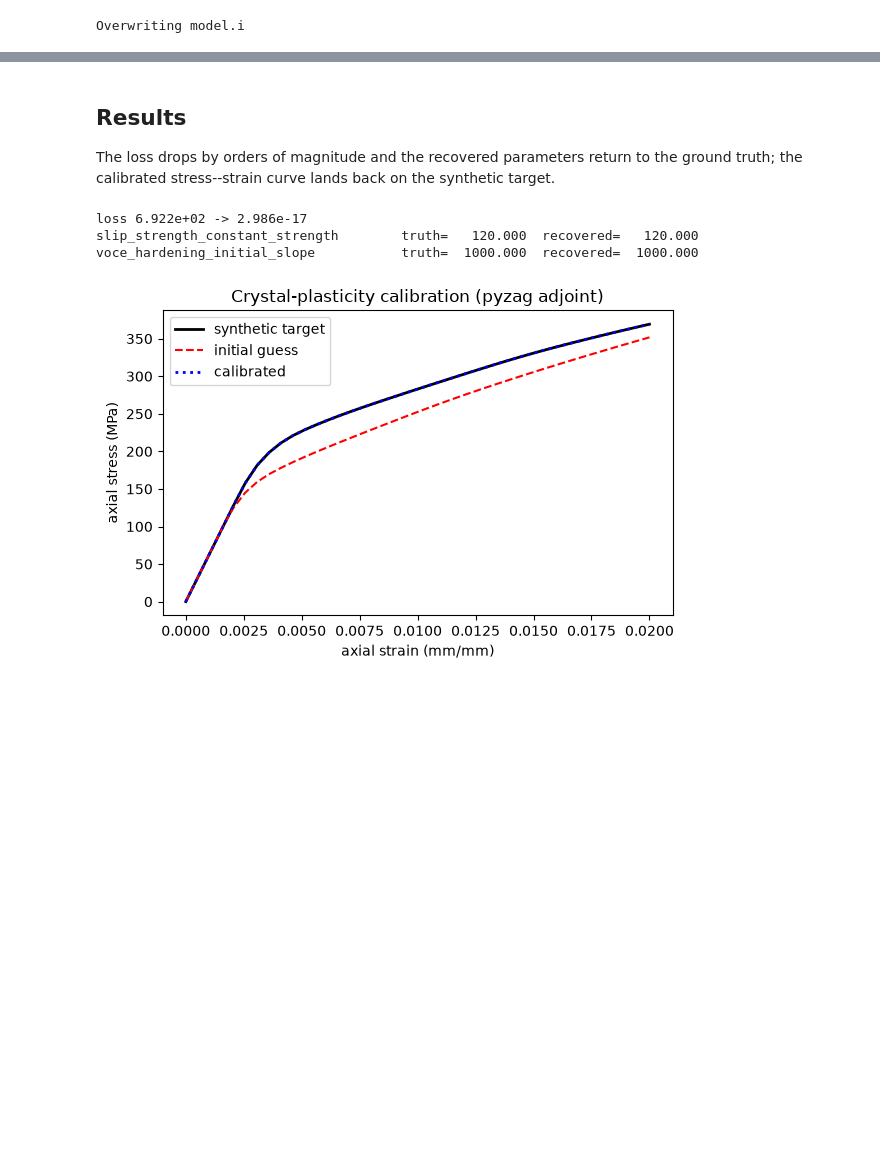
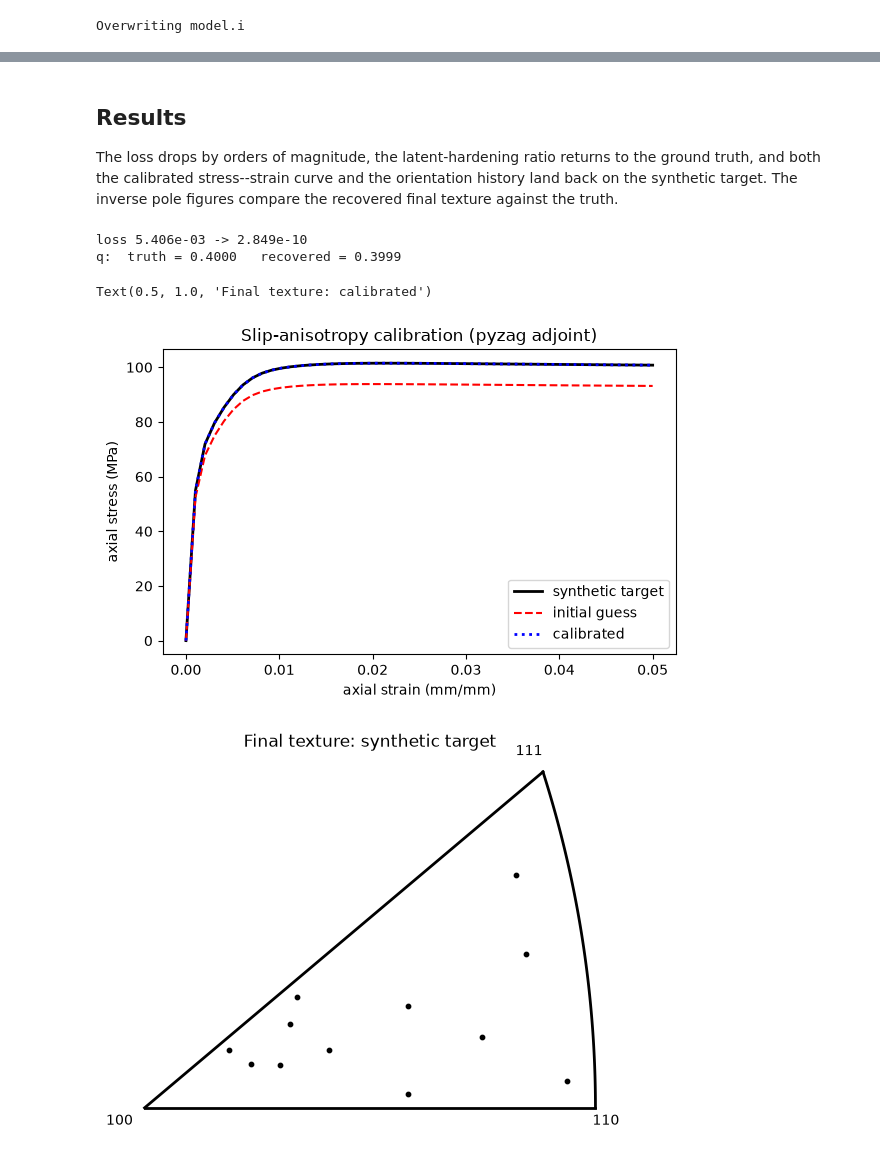
Before and after one commit to hdt5kt/neml2, a Jupyter notebook: doc/content/tutorials/optimization/taylor_polycrystal/main.ipynb, the cells around one changed output, grey strips where cells are left out. Cells and saved outputs as stored; diff of their text form; code cells hidden in the pictures; blank space fills up the shorter version.

Commit message:
adding in the slip anisotropy pathway for neml2

```diff
--- a/doc/content/tutorials/optimization/taylor_polycrystal/main.ipynb
+++ b/doc/content/tutorials/optimization/taylor_polycrystal/main.ipynb
@@ -567,15 +611,20 @@ scales with the chunk size, not the full time history.
 # %%
-rescale_parameters(module)
-
 optimizer = torch.optim.LBFGS(
-    module.calibration_parameters, lr=1.0, max_iter=20, line_search_fn="strong_wolfe"
+    module.calibration_parameters, lr=0.3, max_iter=20, line_search_fn="strong_wolfe"
 )
 history = []
+
+s_scale = float((target_stress**2).mean())
+t_scale = float((target_texture**2).mean())
 
 
 def closure():
     optimizer.zero_grad()
-    loss = ((module() - target) ** 2).mean()
+    stress, tex = module()
+    loss = (
+        W_STRESS * ((stress - target_stress) ** 2).mean() / s_scale
+        + W_TEXTURE * ((tex - target_texture) ** 2).mean() / t_scale
+    )
     loss.backward()
     return loss
 
@@ -583,10 +632,10 @@ def closure():
 for it in range(N_ITER):
     loss = float(optimizer.step(closure).detach())
     history.append(loss)
-    print(f"iter {it + 1:2d}  loss = {loss:.6e}")
+    print(f"iter {it + 1:2d}  loss = {loss:.6e}   q = {float(q_param):.4f}")
 
 with torch.no_grad():
-    pred_final = module()
-recovered = {n: float(getattr(model, n).detach()) for n in CALIBRATION_PARAMS}
+    final_stress, final_texture = module()
+q_recovered = float(q_param)
 assert history[-1] < history[0]
 # %% [output]
@@ -618,26 +647,36 @@ iter  5  loss = 2.985874e-17
 # %% [markdown]
 ## Results
 
-The loss drops by orders of magnitude and the recovered parameters return to the
-ground truth; the calibrated stress--strain curve lands back on the synthetic
-target.
+The loss drops by orders of magnitude, the latent-hardening ratio returns to the
+ground truth, and both the calibrated stress--strain curve and the orientation
+history land back on the synthetic target. The inverse pole figures compare the
+recovered final texture against the truth.
 # %%
 print(f"loss {history[0]:.3e} -> {history[-1]:.3e}")
-for n in CALIBRATION_PARAMS:
-    print(f"{n:38s} truth={truth[n]:10.3f}  recovered={recovered[n]:10.3f}")
+print(f"q:  truth = {Q_TRUTH:.4f}   recovered = {q_recovered:.4f}")
 
 s = strain.detach().cpu().numpy()
 fig, ax = plt.subplots(figsize=(6, 4))
-ax.plot(s, target.detach().cpu().numpy(), "k-", lw=2, label="synthetic target")
-ax.plot(s, pred_init.detach().cpu().numpy(), "r--", label="initial guess")
-ax.plot(s, pred_final.detach().cpu().numpy(), "b:", lw=2, label="calibrated")
+ax.plot(s, target_stress.detach().cpu().numpy(), "k-", lw=2, label="synthetic target")
+ax.plot(s, init_stress.detach().cpu().numpy(), "r--", label="initial guess")
+ax.plot(s, final_stress.detach().cpu().numpy(), "b:", lw=2, label="calibrated")
 ax.set_xlabel("axial strain (mm/mm)")
 ax.set_ylabel("axial stress (MPa)")
-ax.set_title("Crystal-plasticity calibration (pyzag adjoint)")
+ax.set_title("Slip-anisotropy calibration (pyzag adjoint)")
 ax.legend()
 fig.tight_layout()
+
+# Final-texture comparison: inverse pole figures (loading direction).
+loading = torch.tensor([0.0, 0.0, 1.0], device=device)
+tgt = neml2.types.MRP(target_texture[-1].reshape(-1, 3))  # final-step texture
+cal = neml2.types.MRP(final_texture[-1].reshape(-1, 3))
+texture.pretty_plot_inverse_pole_figure(tgt, loading, crystal_symmetry="432")
+plt.title("Final texture: synthetic target")
+texture.pretty_plot_inverse_pole_figure(cal, loading, crystal_symmetry="432")
+plt.title("Final texture: calibrated")
 # %% [output]
-loss 6.922e+02 -> 2.986e-17
-slip_strength_constant_strength        truth=   120.000  recovered=   120.000
-voce_hardening_initial_slope           truth=  1000.000  recovered=  1000.000
+loss 5.406e-03 -> 2.849e-10
+q:  truth = 0.4000   recovered = 0.3999
+Text(0.5, 1.0, 'Final texture: calibrated')
-[figure, old version]
+[figure, new version]
+[figure, added]
```
Also changed, not shown: parts of 27 cells of this notebook, 4 other files.
